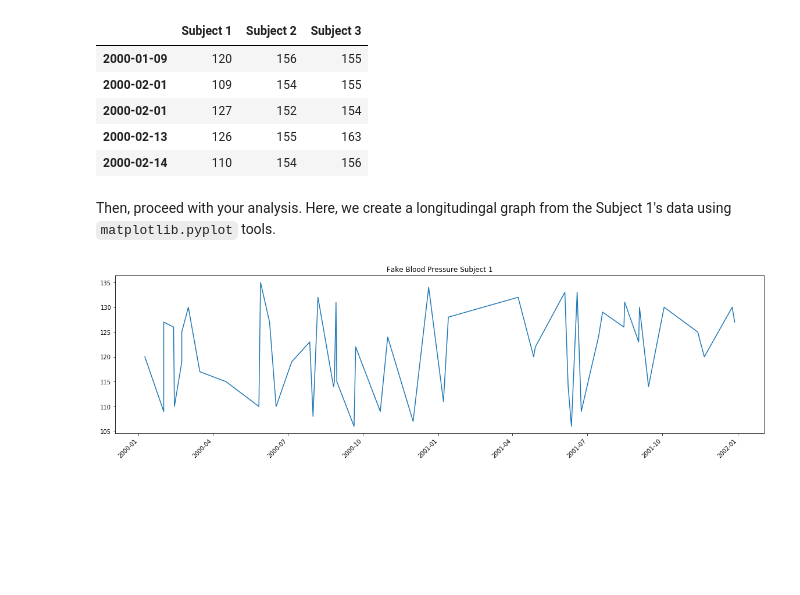
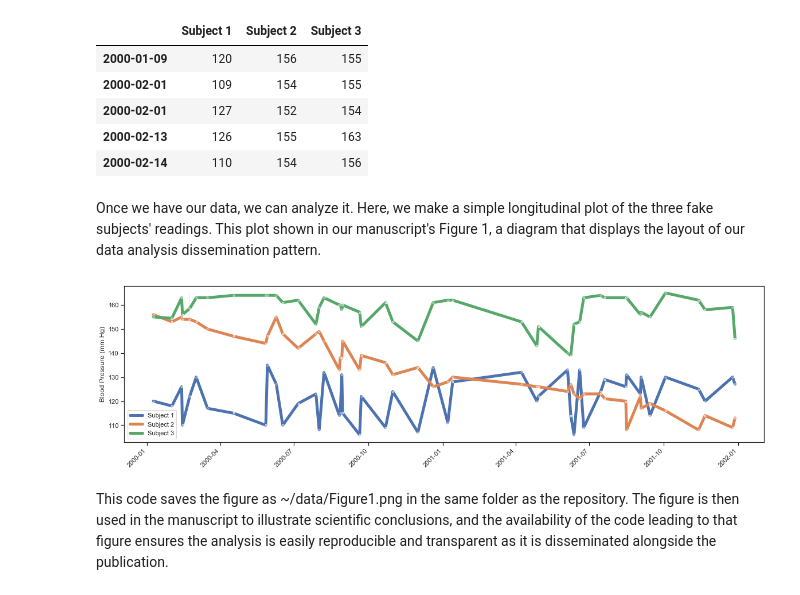
Before and after one commit to PayneLab/DataSharingTemplateRepository, a Jupyter notebook: make_figure1.ipynb, the cells around one changed output. Saved outputs shown, nothing was run; the diff lists cells and outputs as text; code cells hidden in the pictures; blank space fills up the shorter version.

```diff
--- a/make_figure1.ipynb
+++ b/make_figure1.ipynb
@@ -19,17 +23,22 @@ data.head()
 | 2000-02-01 | 127 | 152 | 154 |
 | 2000-02-13 | 126 | 155 | 163 |
 | 2000-02-14 | 110 | 154 | 156 |
-# %% [markdown]
-Then, proceed with your analysis. Here, we create a longitudingal graph from the Subject 1's data using <code>matplotlib.pyplot</code> tools.
-# %%
-import matplotlib.pyplot as plt
-
-plt.figure(figsize=(20, 5))
-plt.title("Fake Blood Pressure Subject 1")
-x = data.index
-y = data['Subject 1']
-plt.plot(x, y)
-plt.xticks(rotation=45,horizontalalignment='right')
-plt.show()
-# %% [output]
-[figure, removed]
+# %% [markdown]
+Once we have our data, we can analyze it. Here, we make a simple longitudinal plot of the three fake subjects' readings. This plot shown in our manuscript's Figure 1, a diagram that displays the layout of our data analysis dissemination pattern.
+# %%
+import matplotlib.pyplot as plt
+import seaborn as sns
+
+plt.figure(figsize=(20,5))
+sns.set(style="ticks", rc={"lines.linewidth": 5})
+fig = sns.lineplot(data=[data['Subject 1'], data['Subject 2'], data['Subject 3']],
+                   dashes = False, markers = [".",".","."])
+fig.set(ylabel="Blood Pressure (mm Hg)")#xlabel="Date",
+#plt.title("Fake Blood Pressures Over Time", fontsize = 20)
+plt.xticks(rotation=45,horizontalalignment='right')
+plt.savefig('data/Figure1.png',dpi=300)
+plt.show()
+# %% [output]
+[figure, added]
+# %% [markdown]
+This code saves the figure as ~/data/Figure1.png in the same folder as the repository. The figure is then used in the manuscript to illustrate scientific conclusions, and the availability of the code leading to that figure ensures the analysis is easily reproducible and transparent as it is disseminated alongside the publication.
```
Also changed, not shown: parts of 2 cells of this notebook, 1 other file.
